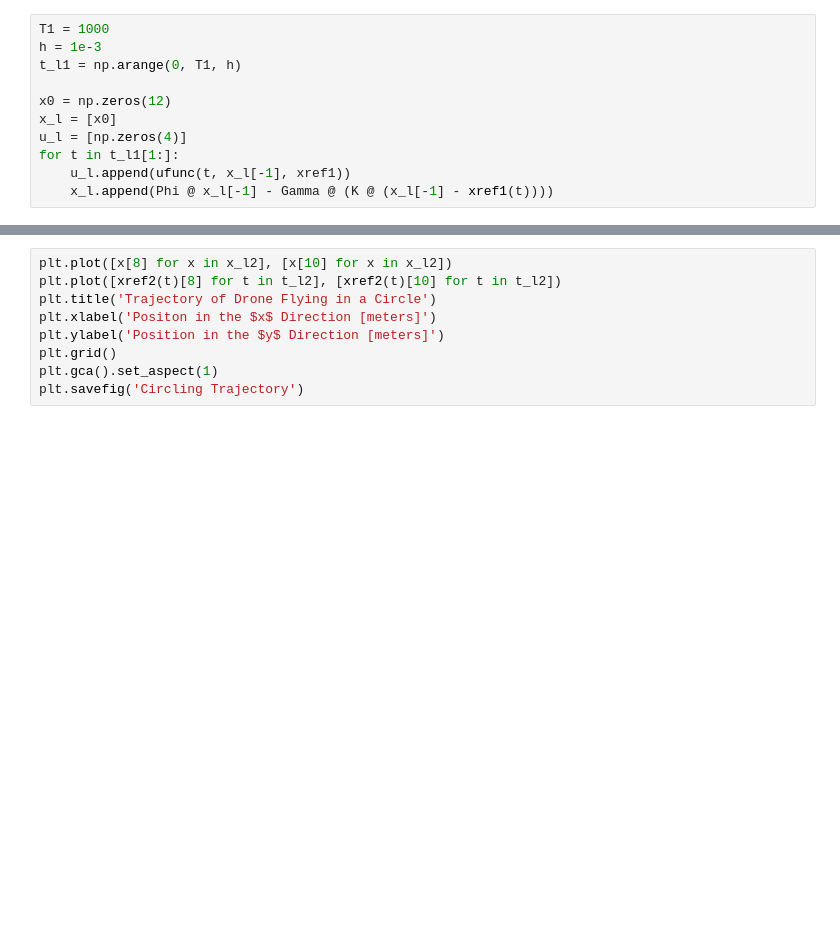
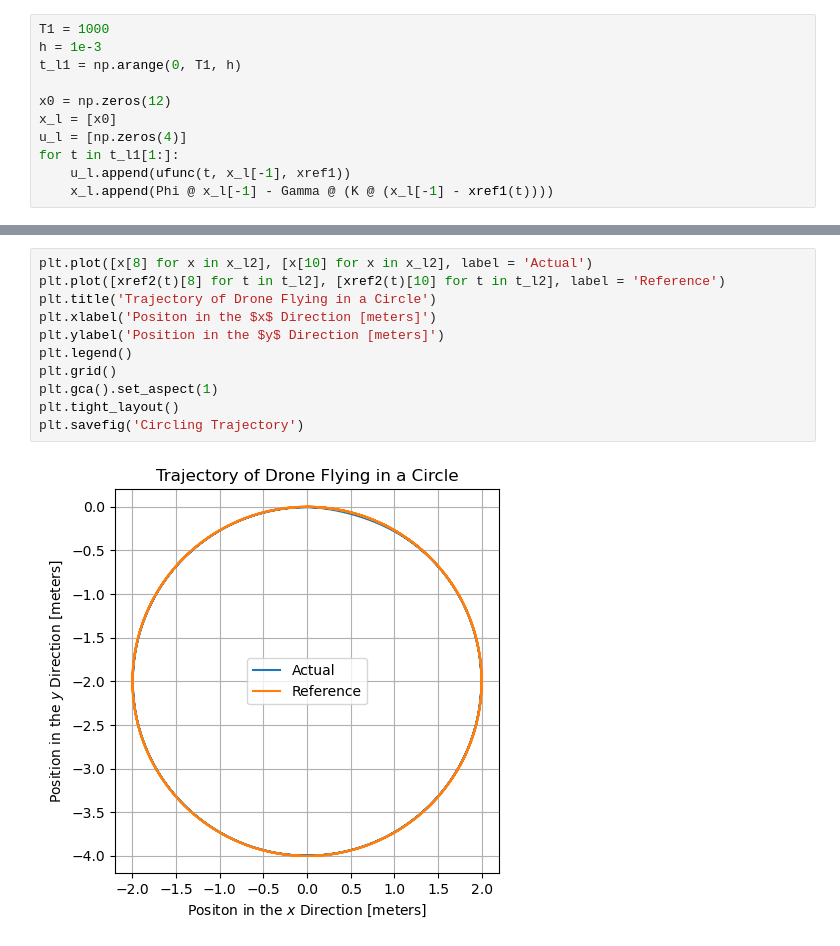
Before and after one commit to aaliyahgaffey/AE-352-Project-2, a Jupyter notebook: AE352_Group_Project.ipynb, the cells around one changed output, grey strips where cells are left out. Cells and saved outputs as stored; diff of their text form; blank space fills up the shorter version.

```diff
--- a/AE352_Group_Project.ipynb
+++ b/AE352_Group_Project.ipynb
@@ -356,10 +387,14 @@ for t in t_l2[1:]:
 # %%
-plt.plot([x[8] for x in x_l2], [x[10] for x in x_l2])
-plt.plot([xref2(t)[8] for t in t_l2], [xref2(t)[10] for t in t_l2])
+plt.plot([x[8] for x in x_l2], [x[10] for x in x_l2], label = 'Actual')
+plt.plot([xref2(t)[8] for t in t_l2], [xref2(t)[10] for t in t_l2], label = 'Reference')
 plt.title('Trajectory of Drone Flying in a Circle')
 plt.xlabel('Positon in the $x$ Direction [meters]')
 plt.ylabel('Position in the $y$ Direction [meters]')
+plt.legend()
 plt.grid()
 plt.gca().set_aspect(1)
+plt.tight_layout()
 plt.savefig('Circling Trajectory')
+# %% [output]
+[figure, added]
 # %%
```
Also changed, not shown: parts of 21 cells of this notebook, 6 other files.
